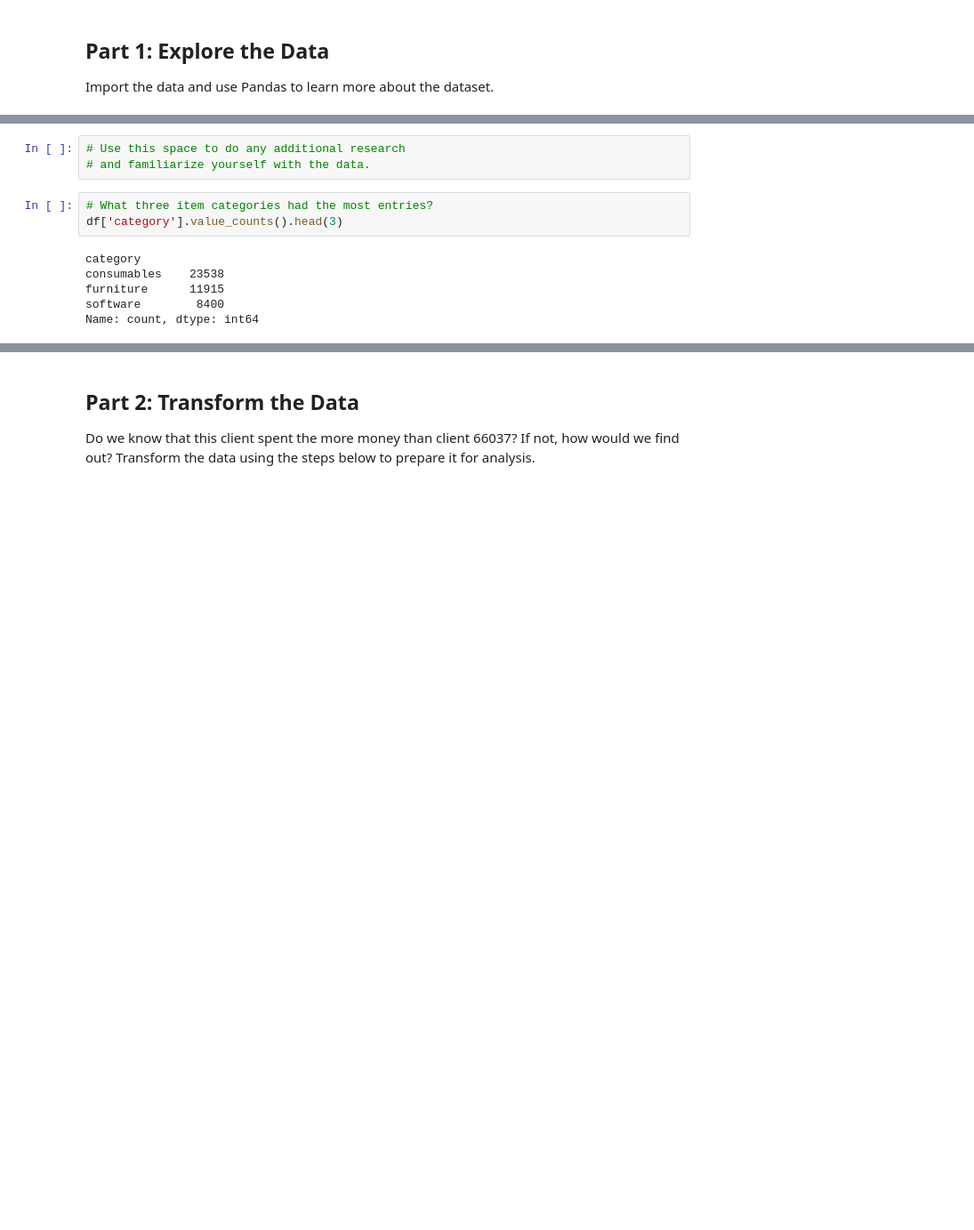
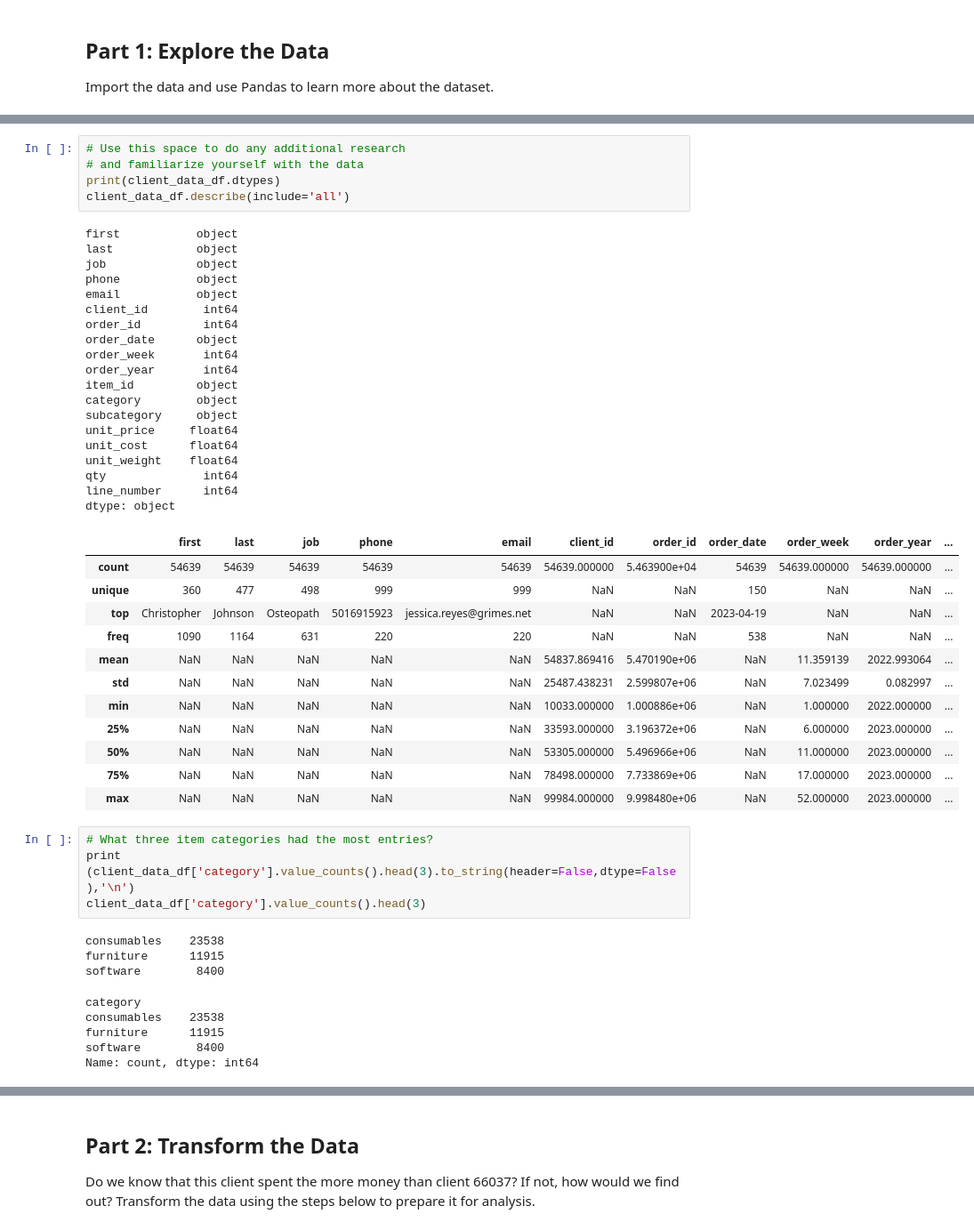
Before and after one commit to ehxewri/pandas-challenge-1, a Jupyter notebook: Solution/module_4_challenge.ipynb, the cells around one changed output, grey strips where cells are left out. Shown: that part at 89% size. Drawn from its saved outputs; the diff is of its cells as text; blank space fills up the shorter version.

```diff
--- a/Solution/module_4_challenge.ipynb
+++ b/Solution/module_4_challenge.ipynb
@@ -41,15 +44,53 @@ df.describe()
 # %%
 # Use this space to do any additional research
-# and familiarize yourself with the data.
+# and familiarize yourself with the data
+print(client_data_df.dtypes)
+client_data_df.describe(include='all')
+# %% [output]
+first           object
+last            object
+job             object
+phone           object
+email           object
+client_id        int64
+order_id         int64
+order_date      object
+order_week       int64
+order_year       int64
+item_id         object
+category        object
+subcategory     object
+unit_price     float64
+unit_cost      float64
+unit_weight    float64
+qty              int64
+line_number      int64
+dtype: object
+|  | first | last | job | phone | email | client_id | order_id | order_date | order_week | order_year | ... |
+| count | 54639 | 54639 | 54639 | 54639 | 54639 | 54639.000000 | 5.463900e+04 | 54639 | 54639.000000 | 54639.000000 | ... |
+| unique | 360 | 477 | 498 | 999 | 999 | NaN | NaN | 150 | NaN | NaN | ... |
+| top | Christopher | Johnson | Osteopath | 5016915923 | jessica.reyes@grimes.net | NaN | NaN | 2023-04-19 | NaN | NaN | ... |
+| freq | 1090 | 1164 | 631 | 220 | 220 | NaN | NaN | 538 | NaN | NaN | ... |
+| mean | NaN | NaN | NaN | NaN | NaN | 54837.869416 | 5.470190e+06 | NaN | 11.359139 | 2022.993064 | ... |
+| std | NaN | NaN | NaN | NaN | NaN | 25487.438231 | 2.599807e+06 | NaN | 7.023499 | 0.082997 | ... |
+| min | NaN | NaN | NaN | NaN | NaN | 10033.000000 | 1.000886e+06 | NaN | 1.000000 | 2022.000000 | ... |
+| 25% | NaN | NaN | NaN | NaN | NaN | 33593.000000 | 3.196372e+06 | NaN | 6.000000 | 2023.000000 | ... |
+| 50% | NaN | NaN | NaN | NaN | NaN | 53305.000000 | 5.496966e+06 | NaN | 11.000000 | 2023.000000 | ... |
+| 75% | NaN | NaN | NaN | NaN | NaN | 78498.000000 | 7.733869e+06 | NaN | 17.000000 | 2023.000000 | ... |
+| max | NaN | NaN | NaN | NaN | NaN | 99984.000000 | 9.998480e+06 | NaN | 52.000000 | 2023.000000 | ... |
 # %%
 # What three item categories had the most entries?
-df['category'].value_counts().head(3)
+print (client_data_df['category'].value_counts().head(3).to_string(header=False,dtype=False),'\n')
+client_data_df['category'].value_counts().head(3)
 # %% [output]
-category
 consumables    23538
 furniture      11915
 software        8400
-Name: count, dtype: int64
+category
+consumables    23538
+furniture      11915
+software        8400
+Name: count, dtype: int64
 # %%
 # For the category with the most entries,
 # which subcategory had the most entries?
```
Also changed, not shown: parts of 26 cells of this notebook.
